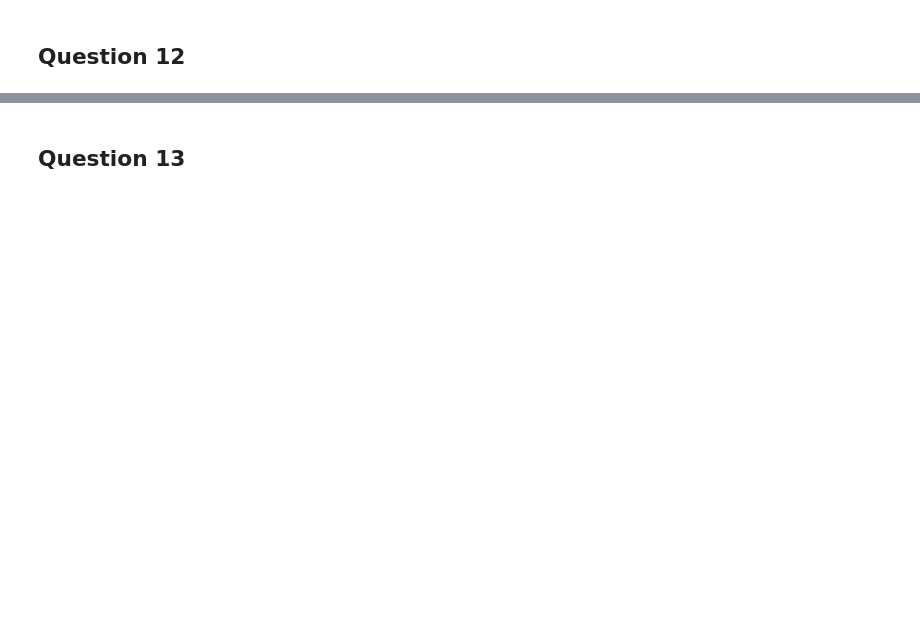
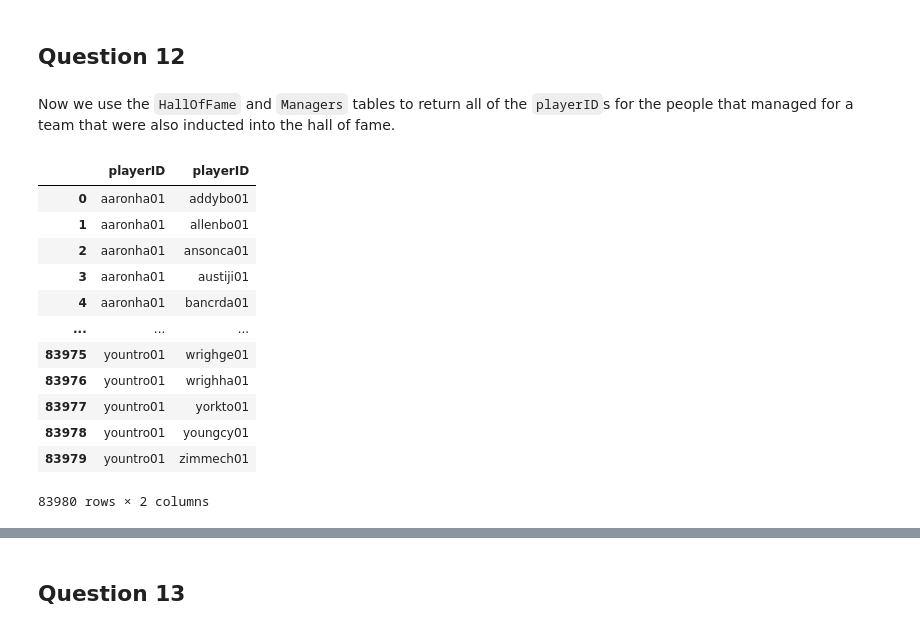
Before and after one commit to solivagvs/stat554hw05, a Jupyter notebook: sandorHW05.ipynb, the cells around one changed output, grey strips where cells are left out. Saved outputs shown, nothing was run; the diff lists cells and outputs as text; code cells hidden in the pictures; blank space fills up the shorter version.

```diff
--- a/sandorHW05.ipynb
+++ b/sandorHW05.ipynb
@@ -128,2 +271,31 @@ This probability is much lower than, say, 0.05, so we can say it is statisticall
 # %% [markdown]
 ## Question 12
+# %% [markdown]
+Now we use the `HallOfFame` and `Managers` tables to return all of the `playerID`s for the people that managed for a team that were also inducted into the hall of fame.
+# %%
+q12query = '''
+        SELECT DISTINCT HallOfFame.playerID, Managers.playerID
+        FROM "HallOfFame", "Managers"
+        WHERE inducted = "Y" AND plyrMgr = "Y"
+        '''
+
+#execute the SQL query on the database!
+cursor.execute(q12query)
+
+# read the table in as a dataframe and view it
+hallOfFameManagers = pd.read_sql(q12query, con)
+hallOfFameManagers
+# %% [output]
+|  | playerID | playerID |
+| 0 | aaronha01 | addybo01 |
+| 1 | aaronha01 | allenbo01 |
+| 2 | aaronha01 | ansonca01 |
+| 3 | aaronha01 | austiji01 |
+| 4 | aaronha01 | bancrda01 |
+| ... | ... | ... |
+| 83975 | yountro01 | wrighge01 |
+| 83976 | yountro01 | wrighha01 |
+| 83977 | yountro01 | yorkto01 |
+| 83978 | yountro01 | youngcy01 |
+| 83979 | yountro01 | zimmech01 |
+83980 rows × 2 columns
```
Also changed, not shown: parts of 11 cells of this notebook.
